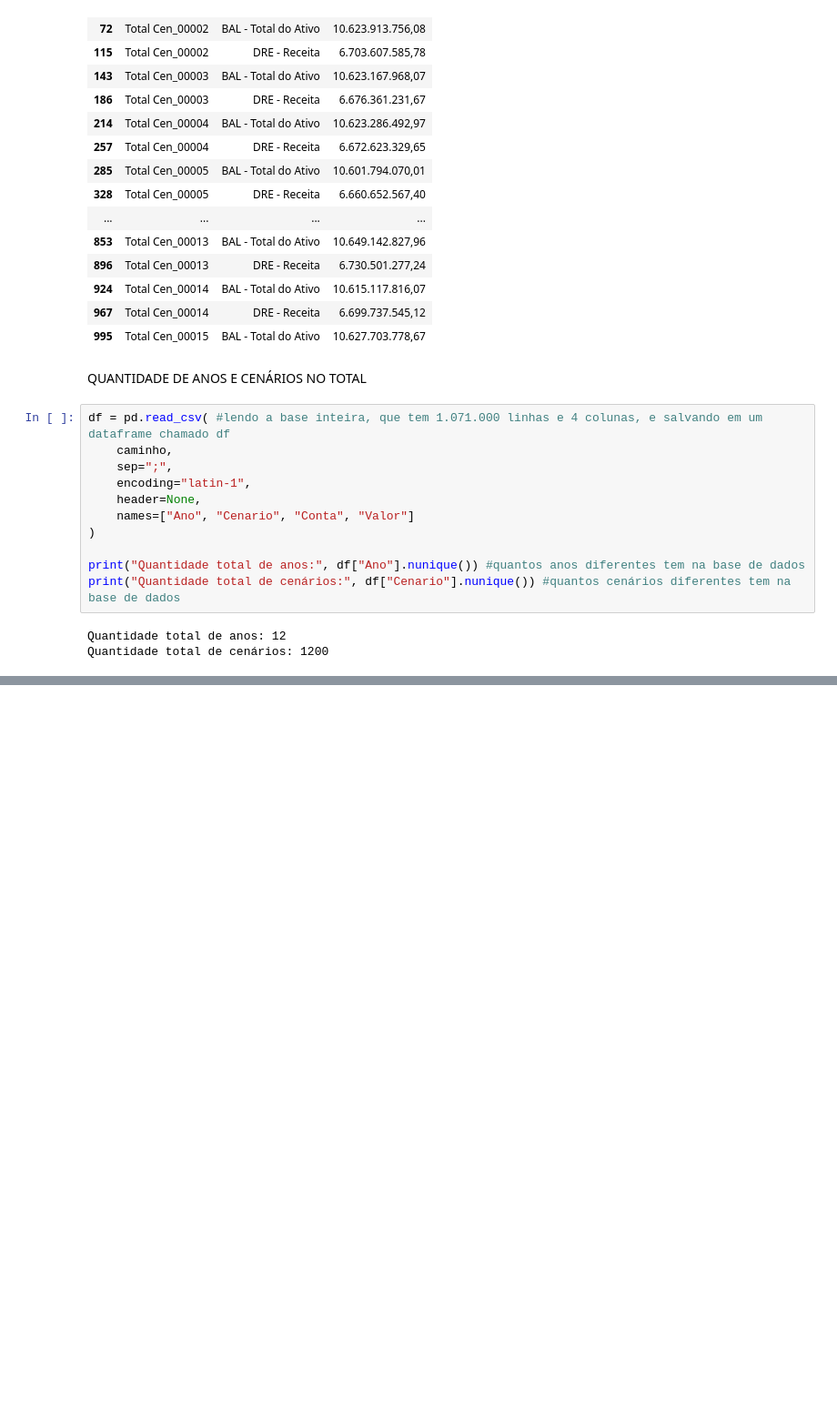
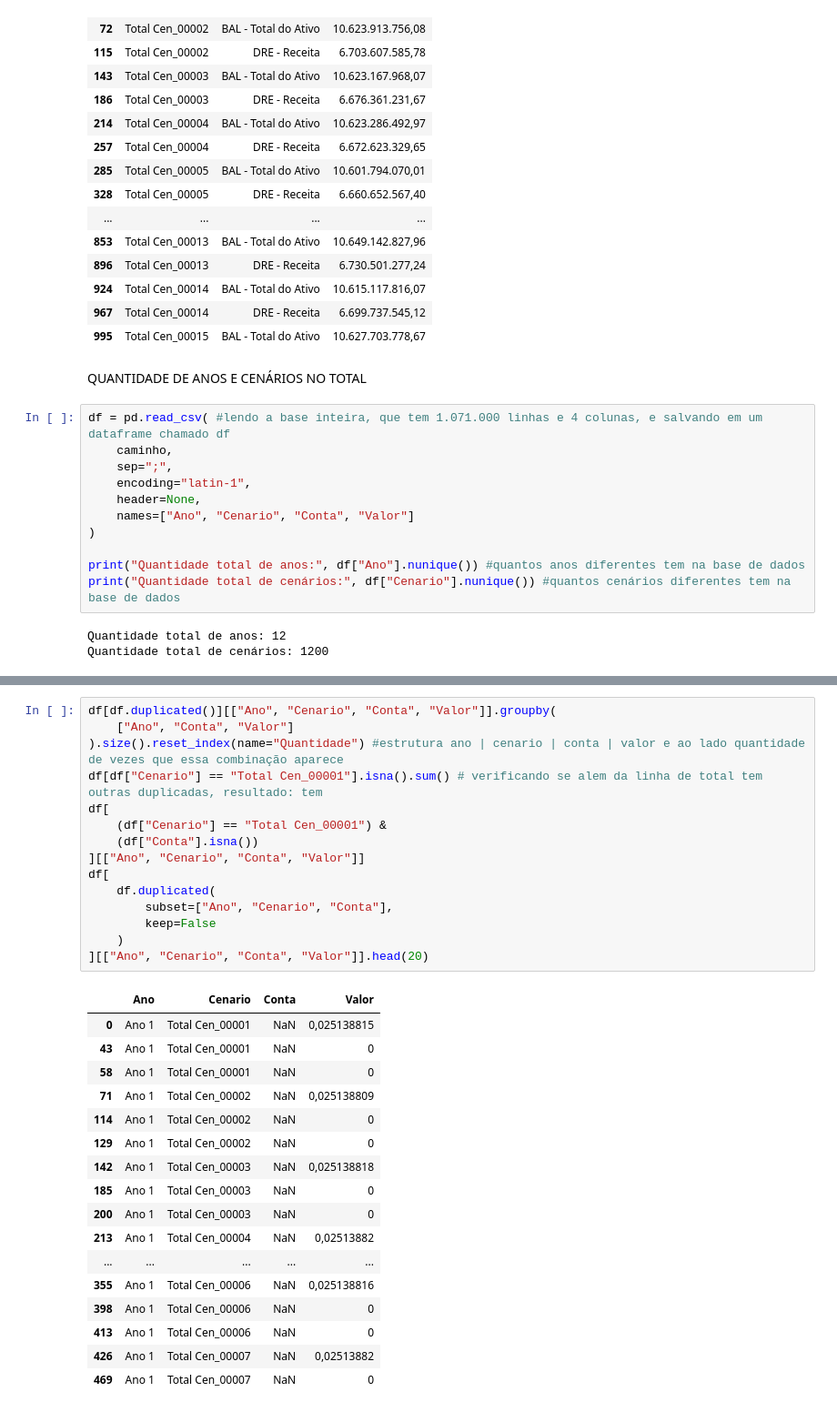
Before and after one commit to 2026-2-NCC4/Projeto1, a Jupyter notebook: notebooks/01_exploracao.ipynb, the cells around one changed output, grey strips where cells are left out. Shown at 91% size. Drawn from its saved outputs; the diff is of its cells as text; blank space fills up the shorter version.

```diff
--- a/notebooks/01_exploracao.ipynb
+++ b/notebooks/01_exploracao.ipynb
@@ -395,0 +436,33 @@ Quantidade total de cenários: 1200
+# %%
+df[df.duplicated()][["Ano", "Cenario", "Conta", "Valor"]].groupby(
+    ["Ano", "Conta", "Valor"]
+).size().reset_index(name="Quantidade") #estrutura ano | cenario | conta | valor e ao lado quantidade de vezes que essa combinação aparece
+df[df["Cenario"] == "Total Cen_00001"].isna().sum() # verificando se alem da linha de total tem outras duplicadas, resultado: tem
+df[
+    (df["Cenario"] == "Total Cen_00001") &
+    (df["Conta"].isna())
+][["Ano", "Cenario", "Conta", "Valor"]]
+df[
+    df.duplicated(
+        subset=["Ano", "Cenario", "Conta"],
+        keep=False
+    )
+][["Ano", "Cenario", "Conta", "Valor"]].head(20)
+# %% [output]
+|  | Ano | Cenario | Conta | Valor |
+| 0 | Ano 1 | Total Cen_00001 | NaN | 0,025138815 |
+| 43 | Ano 1 | Total Cen_00001 | NaN | 0 |
+| 58 | Ano 1 | Total Cen_00001 | NaN | 0 |
+| 71 | Ano 1 | Total Cen_00002 | NaN | 0,025138809 |
+| 114 | Ano 1 | Total Cen_00002 | NaN | 0 |
+| 129 | Ano 1 | Total Cen_00002 | NaN | 0 |
+| 142 | Ano 1 | Total Cen_00003 | NaN | 0,025138818 |
+| 185 | Ano 1 | Total Cen_00003 | NaN | 0 |
+| 200 | Ano 1 | Total Cen_00003 | NaN | 0 |
+| 213 | Ano 1 | Total Cen_00004 | NaN | 0,02513882 |
+| ... | ... | ... | ... | ... |
+| 355 | Ano 1 | Total Cen_00006 | NaN | 0,025138816 |
+| 398 | Ano 1 | Total Cen_00006 | NaN | 0 |
+| 413 | Ano 1 | Total Cen_00006 | NaN | 0 |
+| 426 | Ano 1 | Total Cen_00007 | NaN | 0,02513882 |
+| 469 | Ano 1 | Total Cen_00007 | NaN | 0 |
```
Also changed, not shown: parts of 4 cells of this notebook.
